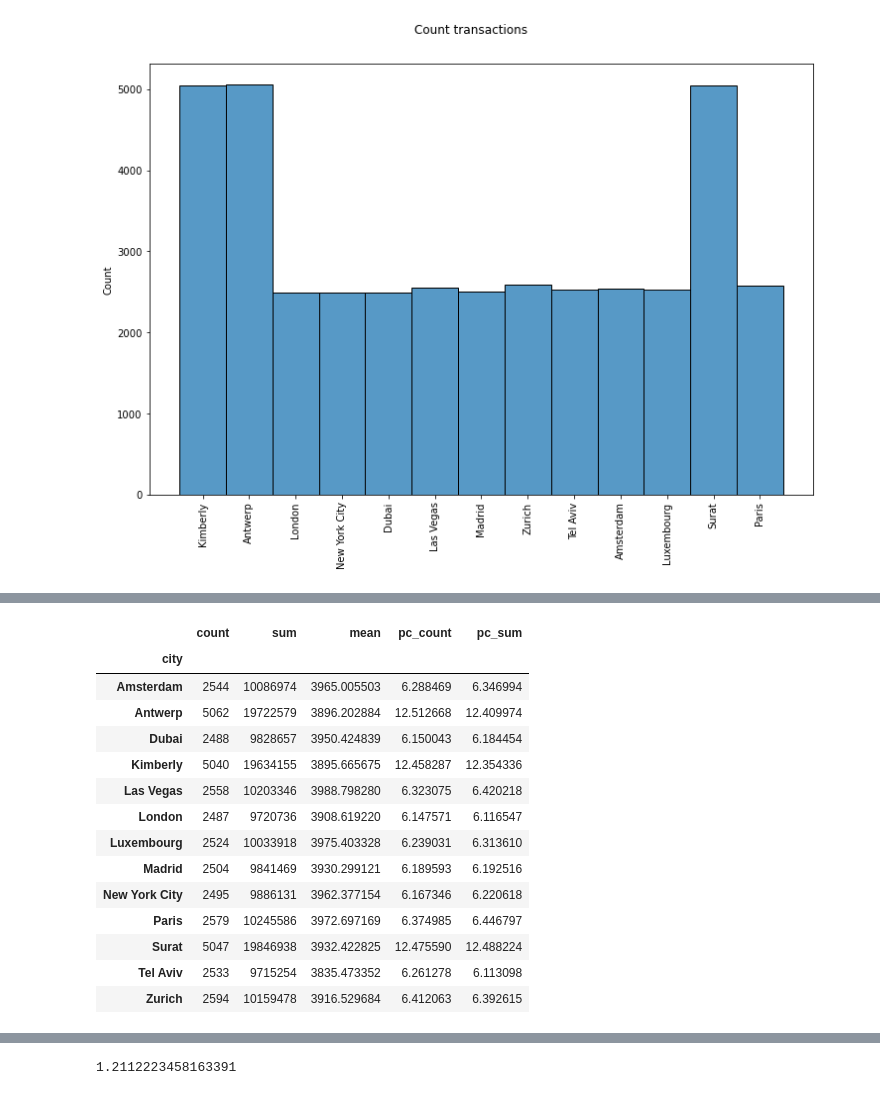
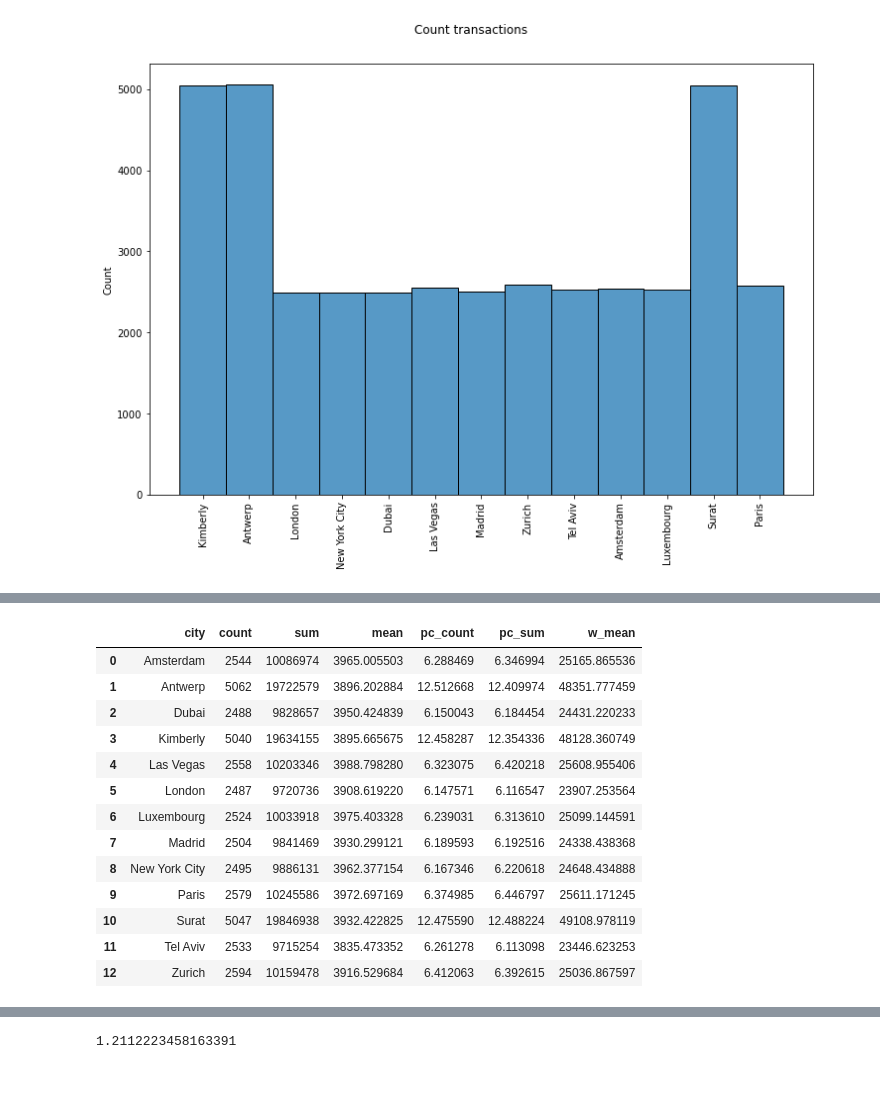
Before and after one commit to elvestevez/challenges, a Jupyter notebook: diamonds/diamonds_analysis.ipynb, the cells around one changed output, grey strips where cells are left out. Saved outputs shown, nothing was run; the diff lists cells and outputs as text; code cells hidden in the pictures.

```diff
--- a/diamonds/diamonds_analysis.ipynb
+++ b/diamonds/diamonds_analysis.ipynb
@@ -795,21 +858,22 @@ plt.show()
 # %%
 diamonds_city = diamonds.groupby(['city'])['price'].agg(['count', 'sum', 'mean'])
 diamonds_city['pc_count'] = diamonds_city.apply(lambda x: x['count'] / len(diamonds) * 100, axis=1)
 diamonds_city['pc_sum'] = diamonds_city.apply(lambda x: x['sum'] / diamonds['price'].sum() * 100, axis=1)
+diamonds_city['w_mean'] = diamonds_city.apply(lambda x: x['mean'] * x['pc_sum'], axis=1)
+diamonds_city = diamonds_city.reset_index()
 diamonds_city
 # %% [output]
-|  | count | sum | mean | pc_count | pc_sum |
-| city |  |  |  |  |  |
-| Amsterdam | 2544 | 10086974 | 3965.005503 | 6.288469 | 6.346994 |
-| Antwerp | 5062 | 19722579 | 3896.202884 | 12.512668 | 12.409974 |
-| Dubai | 2488 | 9828657 | 3950.424839 | 6.150043 | 6.184454 |
-| Kimberly | 5040 | 19634155 | 3895.665675 | 12.458287 | 12.354336 |
-| Las Vegas | 2558 | 10203346 | 3988.798280 | 6.323075 | 6.420218 |
-| London | 2487 | 9720736 | 3908.619220 | 6.147571 | 6.116547 |
-| Luxembourg | 2524 | 10033918 | 3975.403328 | 6.239031 | 6.313610 |
-| Madrid | 2504 | 9841469 | 3930.299121 | 6.189593 | 6.192516 |
-| New York City | 2495 | 9886131 | 3962.377154 | 6.167346 | 6.220618 |
-| Paris | 2579 | 10245586 | 3972.697169 | 6.374985 | 6.446797 |
-| Surat | 5047 | 19846938 | 3932.422825 | 12.475590 | 12.488224 |
-| Tel Aviv | 2533 | 9715254 | 3835.473352 | 6.261278 | 6.113098 |
-| Zurich | 2594 | 10159478 | 3916.529684 | 6.412063 | 6.392615 |
+|  | city | count | sum | mean | pc_count | pc_sum | w_mean |
+| 0 | Amsterdam | 2544 | 10086974 | 3965.005503 | 6.288469 | 6.346994 | 25165.865536 |
+| 1 | Antwerp | 5062 | 19722579 | 3896.202884 | 12.512668 | 12.409974 | 48351.777459 |
+| 2 | Dubai | 2488 | 9828657 | 3950.424839 | 6.150043 | 6.184454 | 24431.220233 |
+| 3 | Kimberly | 5040 | 19634155 | 3895.665675 | 12.458287 | 12.354336 | 48128.360749 |
+| 4 | Las Vegas | 2558 | 10203346 | 3988.798280 | 6.323075 | 6.420218 | 25608.955406 |
+| 5 | London | 2487 | 9720736 | 3908.619220 | 6.147571 | 6.116547 | 23907.253564 |
+| 6 | Luxembourg | 2524 | 10033918 | 3975.403328 | 6.239031 | 6.313610 | 25099.144591 |
+| 7 | Madrid | 2504 | 9841469 | 3930.299121 | 6.189593 | 6.192516 | 24338.438368 |
+| 8 | New York City | 2495 | 9886131 | 3962.377154 | 6.167346 | 6.220618 | 24648.434888 |
+| 9 | Paris | 2579 | 10245586 | 3972.697169 | 6.374985 | 6.446797 | 25611.171245 |
+| 10 | Surat | 5047 | 19846938 | 3932.422825 | 12.475590 | 12.488224 | 49108.978119 |
+| 11 | Tel Aviv | 2533 | 9715254 | 3835.473352 | 6.261278 | 6.113098 | 23446.623253 |
+| 12 | Zurich | 2594 | 10159478 | 3916.529684 | 6.412063 | 6.392615 | 25036.867597 |
```
Also changed, not shown: parts of 22 cells of this notebook, 3 other files.
